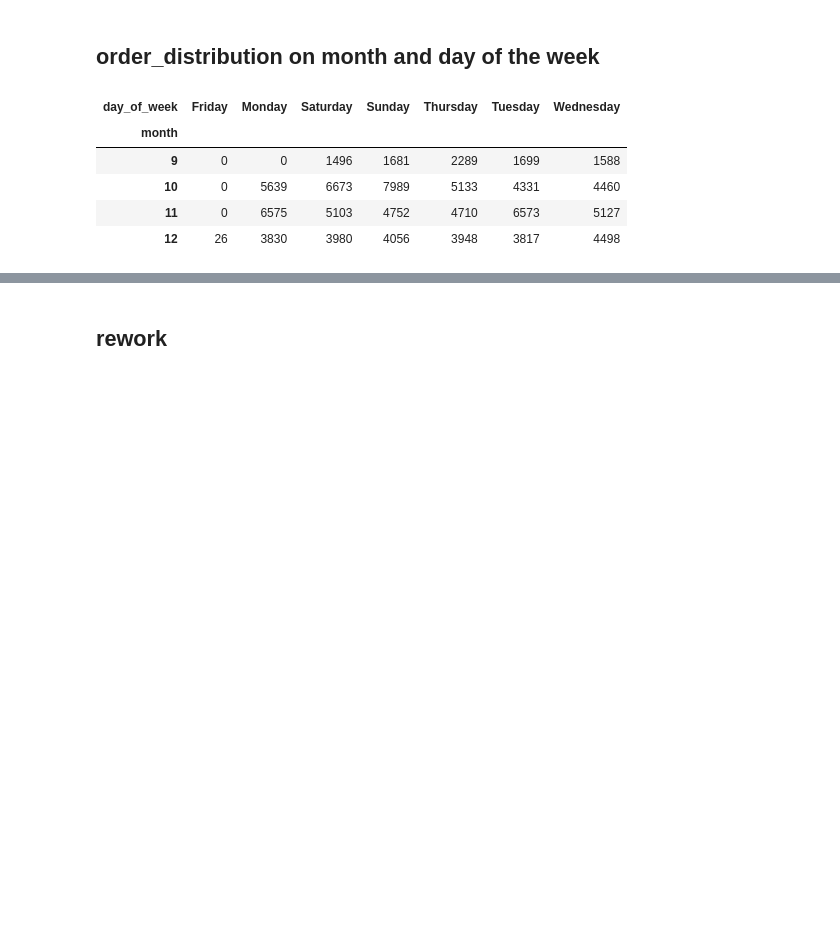
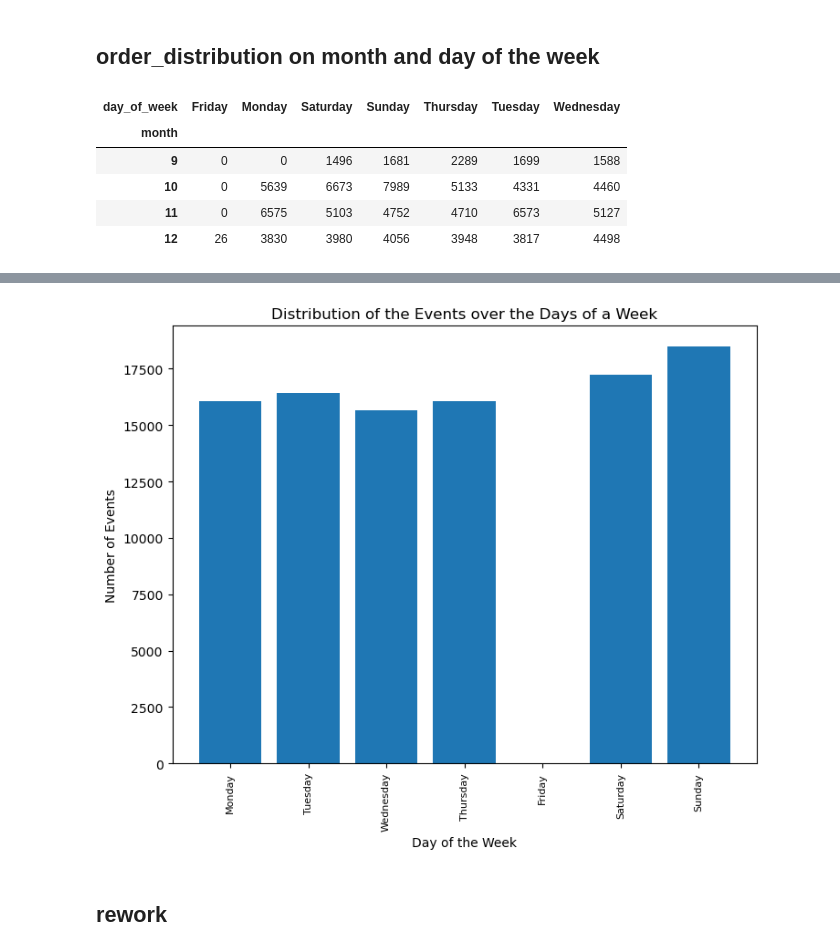
Before and after one commit to Mahdipoorjahangiri/ProcessMiningProject, a Jupyter notebook: main.ipynb, the cells around one changed output, grey strips where cells are left out. Saved outputs shown, nothing was run; the diff lists cells and outputs as text; code cells hidden in the pictures; blank space fills up the shorter version.

```diff
--- a/main.ipynb
+++ b/main.ipynb
@@ -211,3 +218,8 @@ order_distribution
+# %%
+# over days_week
+pm4py.view_events_distribution_graph(event_log, distr_type="days_week") # Matplotlib inside!
+# %% [output]
+[figure, added]
 # %% [markdown]
 <h2>rework</h2>
 # %%
```
Also changed, not shown: parts of 2 cells of this notebook.
